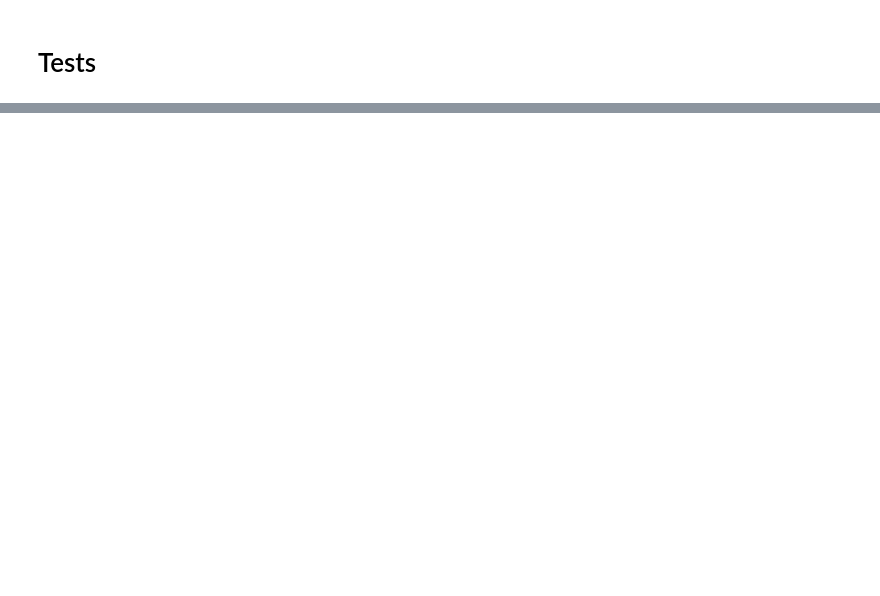
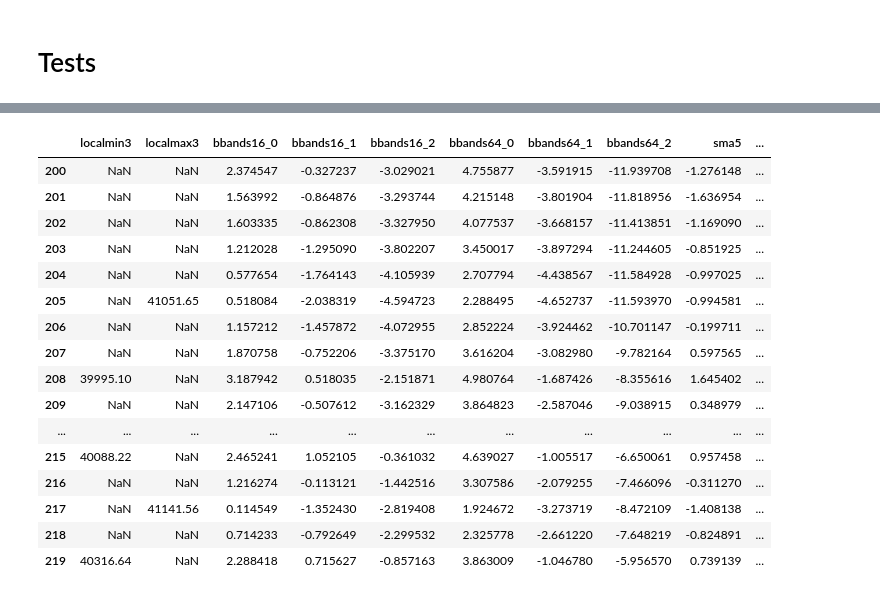
Before and after one commit to diegoirigaray/crypto_bot, a Jupyter notebook: notebooks/data_code.ipynb, the cells around one changed output, grey strips where cells are left out. Drawn from its saved outputs; the diff is of its cells as text; code cells hidden in the pictures; blank space fills up the shorter version.

```diff
--- a/notebooks/data_code.ipynb
+++ b/notebooks/data_code.ipynb
@@ -1582,3 +500,23 @@ dst[['count_sup2_sma13_8',
+# %%
+dst[200:220]
+# %% [output]
+|  | localmin3 | localmax3 | bbands16_0 | bbands16_1 | bbands16_2 | bbands64_0 | bbands64_1 | bbands64_2 | sma5 | ... |
+| 200 | NaN | NaN | 2.374547 | -0.327237 | -3.029021 | 4.755877 | -3.591915 | -11.939708 | -1.276148 | ... |
+| 201 | NaN | NaN | 1.563992 | -0.864876 | -3.293744 | 4.215148 | -3.801904 | -11.818956 | -1.636954 | ... |
+| 202 | NaN | NaN | 1.603335 | -0.862308 | -3.327950 | 4.077537 | -3.668157 | -11.413851 | -1.169090 | ... |
+| 203 | NaN | NaN | 1.212028 | -1.295090 | -3.802207 | 3.450017 | -3.897294 | -11.244605 | -0.851925 | ... |
+| 204 | NaN | NaN | 0.577654 | -1.764143 | -4.105939 | 2.707794 | -4.438567 | -11.584928 | -0.997025 | ... |
+| 205 | NaN | 41051.65 | 0.518084 | -2.038319 | -4.594723 | 2.288495 | -4.652737 | -11.593970 | -0.994581 | ... |
+| 206 | NaN | NaN | 1.157212 | -1.457872 | -4.072955 | 2.852224 | -3.924462 | -10.701147 | -0.199711 | ... |
+| 207 | NaN | NaN | 1.870758 | -0.752206 | -3.375170 | 3.616204 | -3.082980 | -9.782164 | 0.597565 | ... |
+| 208 | 39995.10 | NaN | 3.187942 | 0.518035 | -2.151871 | 4.980764 | -1.687426 | -8.355616 | 1.645402 | ... |
+| 209 | NaN | NaN | 2.147106 | -0.507612 | -3.162329 | 3.864823 | -2.587046 | -9.038915 | 0.348979 | ... |
+| ... | ... | ... | ... | ... | ... | ... | ... | ... | ... | ... |
+| 215 | 40088.22 | NaN | 2.465241 | 1.052105 | -0.361032 | 4.639027 | -1.005517 | -6.650061 | 0.957458 | ... |
+| 216 | NaN | NaN | 1.216274 | -0.113121 | -1.442516 | 3.307586 | -2.079255 | -7.466096 | -0.311270 | ... |
+| 217 | NaN | 41141.56 | 0.114549 | -1.352430 | -2.819408 | 1.924672 | -3.273719 | -8.472109 | -1.408138 | ... |
+| 218 | NaN | NaN | 0.714233 | -0.792649 | -2.299532 | 2.325778 | -2.661220 | -7.648219 | -0.824891 | ... |
+| 219 | 40316.64 | NaN | 2.288418 | 0.715627 | -0.857163 | 3.863009 | -1.046780 | -5.956570 | 0.739139 | ... |
 # %%
 import plotly.graph_objects as go
 
```
Also changed, not shown: parts of 47 cells of this notebook, 11 other files.
